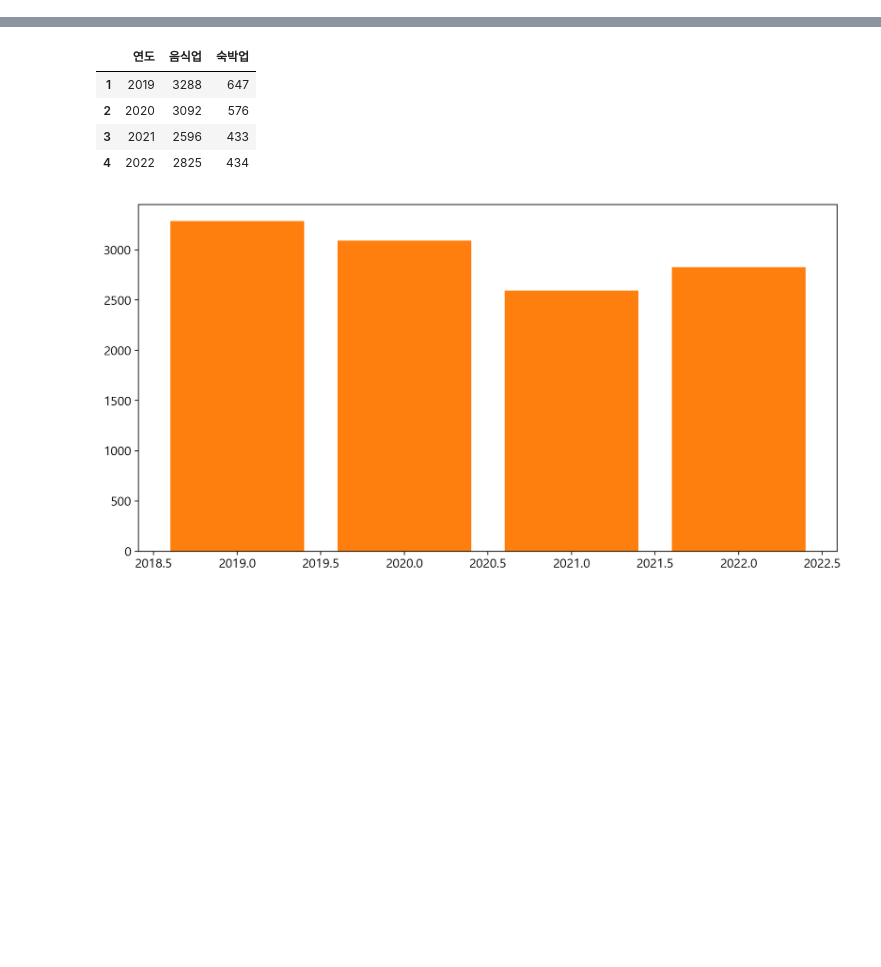
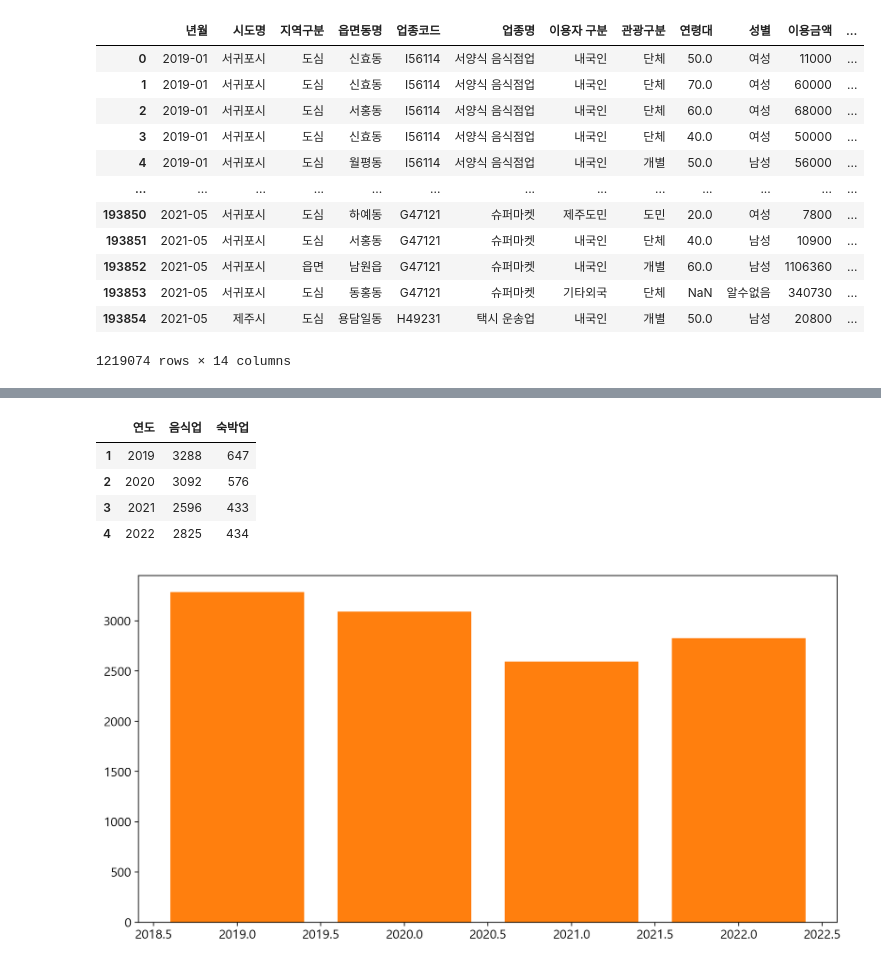
Before and after one commit to hyk2202/semi_project_2, a Jupyter notebook: Vscode/한열/read_csv.ipynb, the cells around one changed output, grey strips where cells are left out. Cells and saved outputs as stored; diff of their text form; code cells hidden in the pictures; blank space fills up the shorter version.

```diff
--- a/Vscode/한열/read_csv.ipynb
+++ b/Vscode/한열/read_csv.ipynb
@@ -18,3 +18,20 @@ origin1 = read_csv('../../파일/한열/임시데이터/20년도.csv',encoding='
 origin2 = read_csv('../../파일/한열/임시데이터/21년도.csv',encoding='euc-kr')
 dataf = read_csv('../../파일/한열/임시데이터/내국인관광지입장객수.csv',encoding='euc-kr')
 dataf1 = read_csv('../../파일/한열/임시데이터/외국인관광지입장객수.csv',encoding='euc-kr')
+# %%
+df = concat([origin,origin1,origin2])
+df
+# %% [output]
+|  | 년월 | 시도명 | 지역구분 | 읍면동명 | 업종코드 | 업종명 | 이용자 구분 | 관광구분 | 연령대 | 성별 | 이용금액 | ... |
+| 0 | 2019-01 | 서귀포시 | 도심 | 신효동 | I56114 | 서양식 음식점업 | 내국인 | 단체 | 50.0 | 여성 | 11000 | ... |
+| 1 | 2019-01 | 서귀포시 | 도심 | 신효동 | I56114 | 서양식 음식점업 | 내국인 | 단체 | 70.0 | 여성 | 60000 | ... |
+| 2 | 2019-01 | 서귀포시 | 도심 | 서홍동 | I56114 | 서양식 음식점업 | 내국인 | 단체 | 60.0 | 여성 | 68000 | ... |
+| 3 | 2019-01 | 서귀포시 | 도심 | 신효동 | I56114 | 서양식 음식점업 | 내국인 | 단체 | 40.0 | 여성 | 50000 | ... |
+| 4 | 2019-01 | 서귀포시 | 도심 | 월평동 | I56114 | 서양식 음식점업 | 내국인 | 개별 | 50.0 | 남성 | 56000 | ... |
+| ... | ... | ... | ... | ... | ... | ... | ... | ... | ... | ... | ... | ... |
+| 193850 | 2021-05 | 서귀포시 | 도심 | 하예동 | G47121 | 슈퍼마켓 | 제주도민 | 도민 | 20.0 | 여성 | 7800 | ... |
+| 193851 | 2021-05 | 서귀포시 | 도심 | 서홍동 | G47121 | 슈퍼마켓 | 내국인 | 단체 | 40.0 | 남성 | 10900 | ... |
+| 193852 | 2021-05 | 서귀포시 | 읍면 | 남원읍 | G47121 | 슈퍼마켓 | 내국인 | 개별 | 60.0 | 남성 | 1106360 | ... |
+| 193853 | 2021-05 | 서귀포시 | 도심 | 동홍동 | G47121 | 슈퍼마켓 | 기타외국 | 단체 | NaN | 알수없음 | 340730 | ... |
+| 193854 | 2021-05 | 제주시 | 도심 | 용담일동 | H49231 | 택시 운송업 | 내국인 | 개별 | 50.0 | 남성 | 20800 | ... |
+1219074 rows × 14 columns
```
Also changed, not shown: parts of 1 cell of this notebook, 6 other files.
